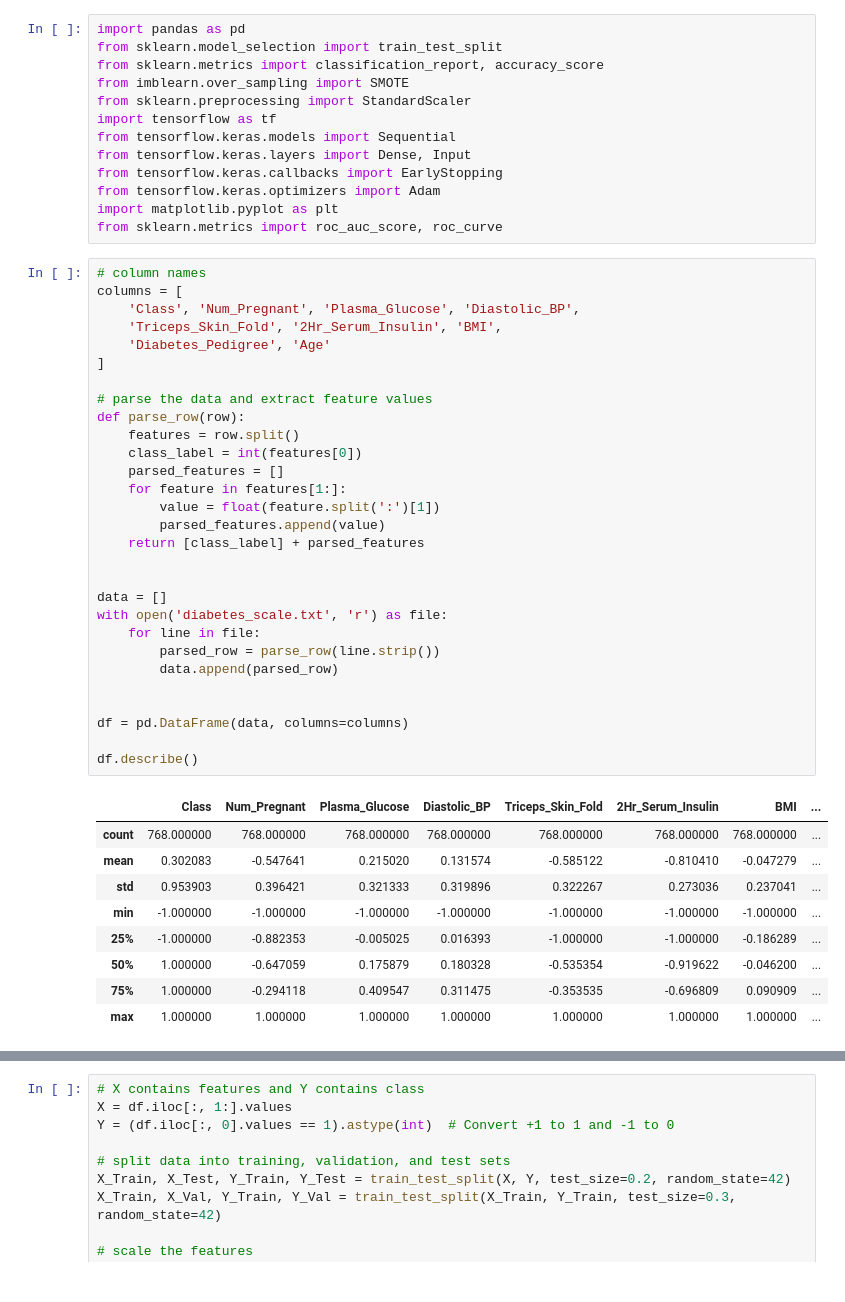
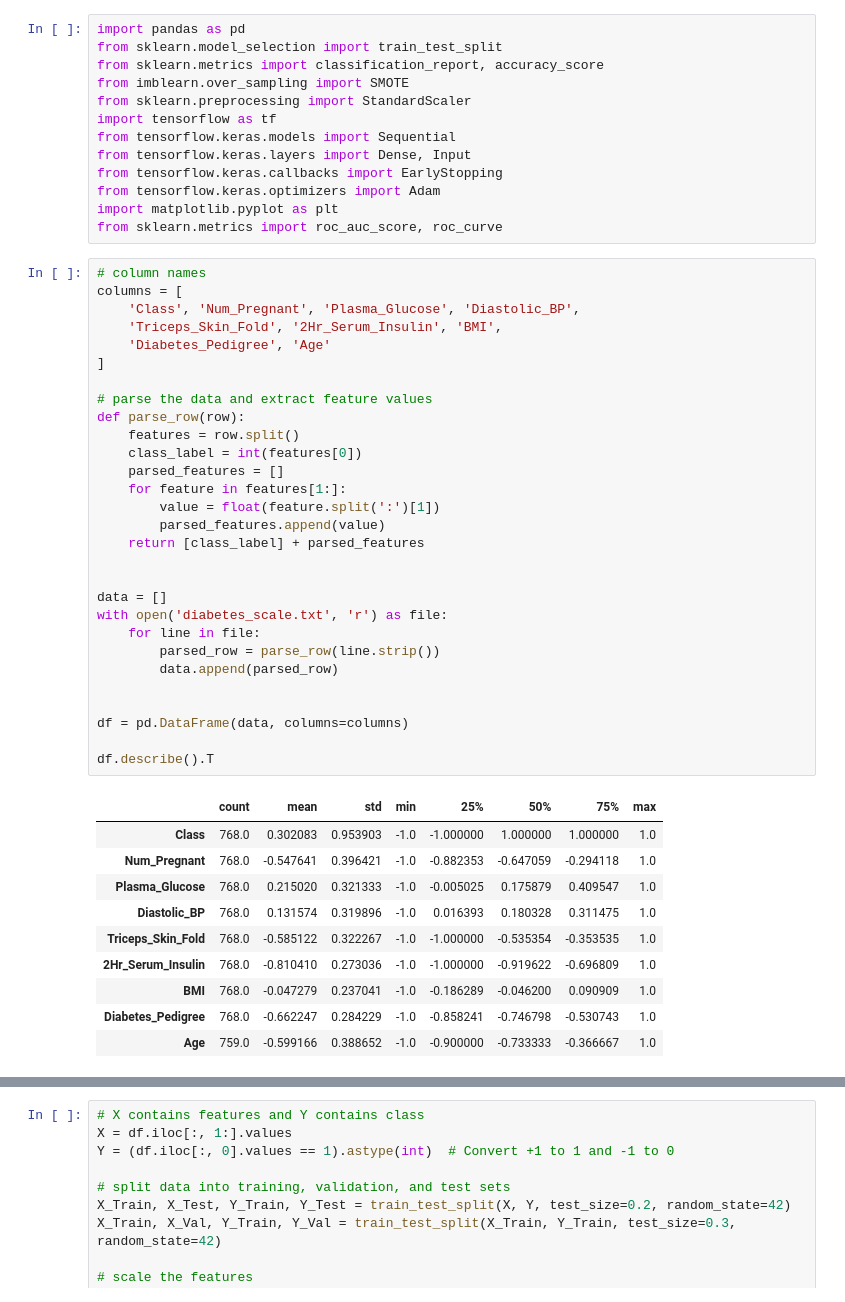
Before and after one commit to NAMEisNOTvailable/Deep-learning-MLP, a Jupyter notebook: A1.ipynb, the cells around one changed output, grey strips where cells are left out. Cells and saved outputs as stored; diff of their text form.

```diff
--- a/A1.ipynb
+++ b/A1.ipynb
@@ -14,42 +14,43 @@ from sklearn.metrics import roc_auc_score, roc_curve
 # %%
 # column names
 columns = [
     'Class', 'Num_Pregnant', 'Plasma_Glucose', 'Diastolic_BP',
     'Triceps_Skin_Fold', '2Hr_Serum_Insulin', 'BMI',
     'Diabetes_Pedigree', 'Age'
 ]
 
 # parse the data and extract feature values
 def parse_row(row):
     features = row.split()
     class_label = int(features[0])
     parsed_features = []
     for feature in features[1:]:
         value = float(feature.split(':')[1])
         parsed_features.append(value)
     return [class_label] + parsed_features
 
 
 data = []
 with open('diabetes_scale.txt', 'r') as file:
     for line in file:
         parsed_row = parse_row(line.strip())
         data.append(parsed_row)
 
 
 df = pd.DataFrame(data, columns=columns)
 
-df.describe()
+df.describe().T
 # %% [output]
-|  | Class | Num_Pregnant | Plasma_Glucose | Diastolic_BP | Triceps_Skin_Fold | 2Hr_Serum_Insulin | BMI | ... |
-| count | 768.000000 | 768.000000 | 768.000000 | 768.000000 | 768.000000 | 768.000000 | 768.000000 | ... |
-| mean | 0.302083 | -0.547641 | 0.215020 | 0.131574 | -0.585122 | -0.810410 | -0.047279 | ... |
-| std | 0.953903 | 0.396421 | 0.321333 | 0.319896 | 0.322267 | 0.273036 | 0.237041 | ... |
-| min | -1.000000 | -1.000000 | -1.000000 | -1.000000 | -1.000000 | -1.000000 | -1.000000 | ... |
-| 25% | -1.000000 | -0.882353 | -0.005025 | 0.016393 | -1.000000 | -1.000000 | -0.186289 | ... |
-| 50% | 1.000000 | -0.647059 | 0.175879 | 0.180328 | -0.535354 | -0.919622 | -0.046200 | ... |
-| 75% | 1.000000 | -0.294118 | 0.409547 | 0.311475 | -0.353535 | -0.696809 | 0.090909 | ... |
-| max | 1.000000 | 1.000000 | 1.000000 | 1.000000 | 1.000000 | 1.000000 | 1.000000 | ... |
+|  | count | mean | std | min | 25% | 50% | 75% | max |
+| Class | 768.0 | 0.302083 | 0.953903 | -1.0 | -1.000000 | 1.000000 | 1.000000 | 1.0 |
+| Num_Pregnant | 768.0 | -0.547641 | 0.396421 | -1.0 | -0.882353 | -0.647059 | -0.294118 | 1.0 |
+| Plasma_Glucose | 768.0 | 0.215020 | 0.321333 | -1.0 | -0.005025 | 0.175879 | 0.409547 | 1.0 |
+| Diastolic_BP | 768.0 | 0.131574 | 0.319896 | -1.0 | 0.016393 | 0.180328 | 0.311475 | 1.0 |
+| Triceps_Skin_Fold | 768.0 | -0.585122 | 0.322267 | -1.0 | -1.000000 | -0.535354 | -0.353535 | 1.0 |
+| 2Hr_Serum_Insulin | 768.0 | -0.810410 | 0.273036 | -1.0 | -1.000000 | -0.919622 | -0.696809 | 1.0 |
+| BMI | 768.0 | -0.047279 | 0.237041 | -1.0 | -0.186289 | -0.046200 | 0.090909 | 1.0 |
+| Diabetes_Pedigree | 768.0 | -0.662247 | 0.284229 | -1.0 | -0.858241 | -0.746798 | -0.530743 | 1.0 |
+| Age | 759.0 | -0.599166 | 0.388652 | -1.0 | -0.900000 | -0.733333 | -0.366667 | 1.0 |
 # %%
 # replace missing 'Age' values with the column mean
 df['Age'].fillna(df['Age'].mean(), inplace=True)
```
Also changed, not shown: parts of 2 cells of this notebook.
